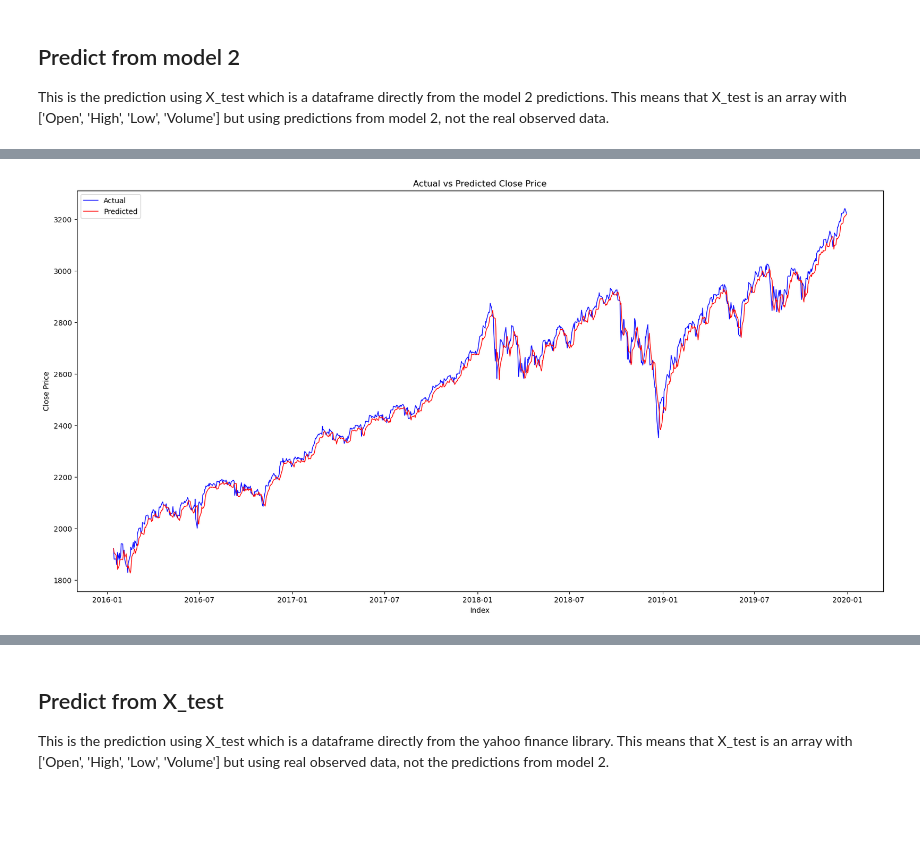
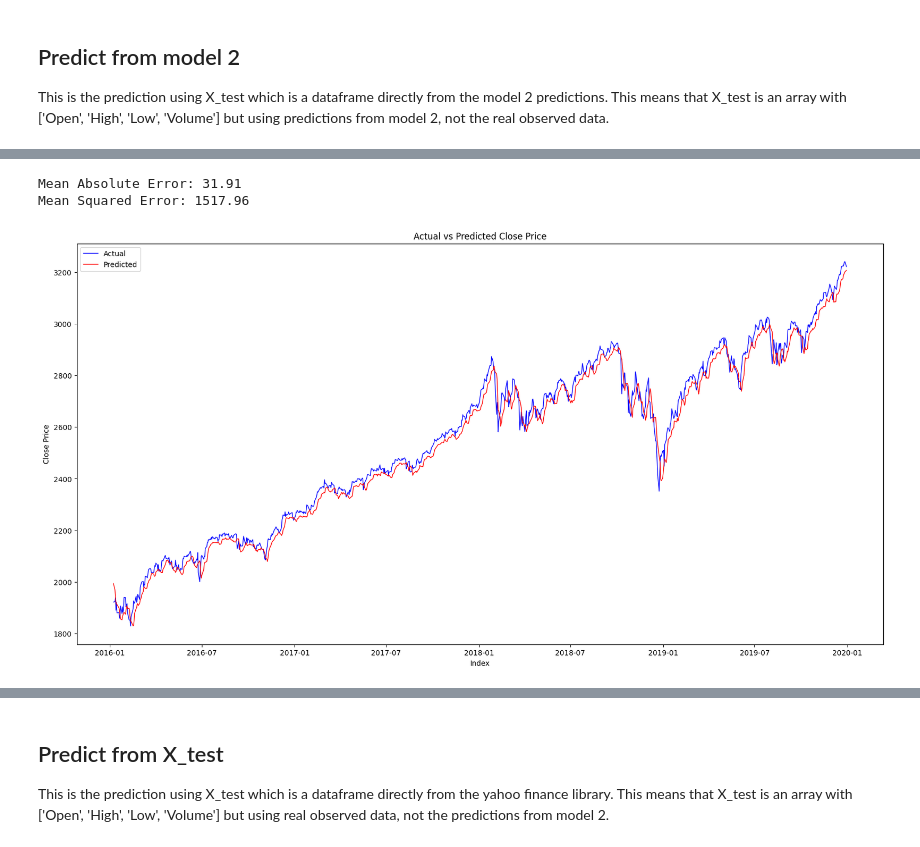
Before and after one commit to gwibmer/AI-Stock-Market-Forecasting, a Jupyter notebook: notebooks/model1.ipynb, the cells around one changed output, grey strips where cells are left out. Saved outputs shown, nothing was run; the diff lists cells and outputs as text; code cells hidden in the pictures; blank space fills up the shorter version.

```diff
--- a/notebooks/model1.ipynb
+++ b/notebooks/model1.ipynb
@@ -54,11 +60,11 @@ import yfinance as yf
 # %% [markdown]
 # Preprocessing
 # %%
-TRAIN_START_DATE = '1960-01-01'
-TRAIN_END_DATE = '2015-12-31'
-PREDICT_START_DATE = '2016-01-01'
-PREDICT_END_DATE = '2019-12-31'
-WINDOW_SIZE = 7
+TRAIN_START_DATE='1960-01-01'
+TRAIN_END_DATE='2015-12-31'
+PREDICT_START_DATE='2016-01-01'
+PREDICT_END_DATE='2019-12-31'
+WINDOW_SIZE=3
 # %%
 # Download S&P 500 data from Yahoo Finance
 df = yf.download('^GSPC', start=TRAIN_START_DATE, end=PREDICT_END_DATE)
@@ -393,16 +387,23 @@ close_predictions = close_model.best_model.predict(model2_predictions).flatten()
+# %%
+# Calculate the mean absolute error (MAE) and the mean squared error (MSE)
+mae = tf.keras.metrics.mean_absolute_error(y_test[(WINDOW_SIZE+1):], close_predictions).numpy()
+mse = tf.keras.metrics.mean_squared_error(y_test[(WINDOW_SIZE+1):], close_predictions).numpy()
+print(f"Mean Absolute Error: {mae:.2f}")
+print(f"Mean Squared Error: {mse:.2f}")
+# %% [output]
+Mean Absolute Error: 31.91
+Mean Squared Error: 1517.96
 # %%
-import matplotlib.pyplot as plt
-
 plt.figure(figsize=(20,10))
 
-plt.plot(y_test.index[8:], y_test[8:], 'b-', label='Actual', linewidth=1)
-plt.plot(y_test.index[8:], close_predictions, 'r-', label='Predicted', linewidth=1)
+plt.plot(y_test.index[(WINDOW_SIZE+1):], y_test[(WINDOW_SIZE+1):], 'b-', label='Actual', linewidth=1)
+plt.plot(y_test.index[(WINDOW_SIZE+1):], close_predictions, 'r-', label='Predicted', linewidth=1)
 plt.legend()
 plt.xlabel('Index')
 plt.ylabel('Close Price')
 plt.title('Actual vs Predicted Close Price')
 plt.show()
 # %% [output]
-[figure, old version]
+[figure, new version]
 # %%
 # Plot residuals
```
Also changed, not shown: parts of 8 cells of this notebook, 9 other files.
